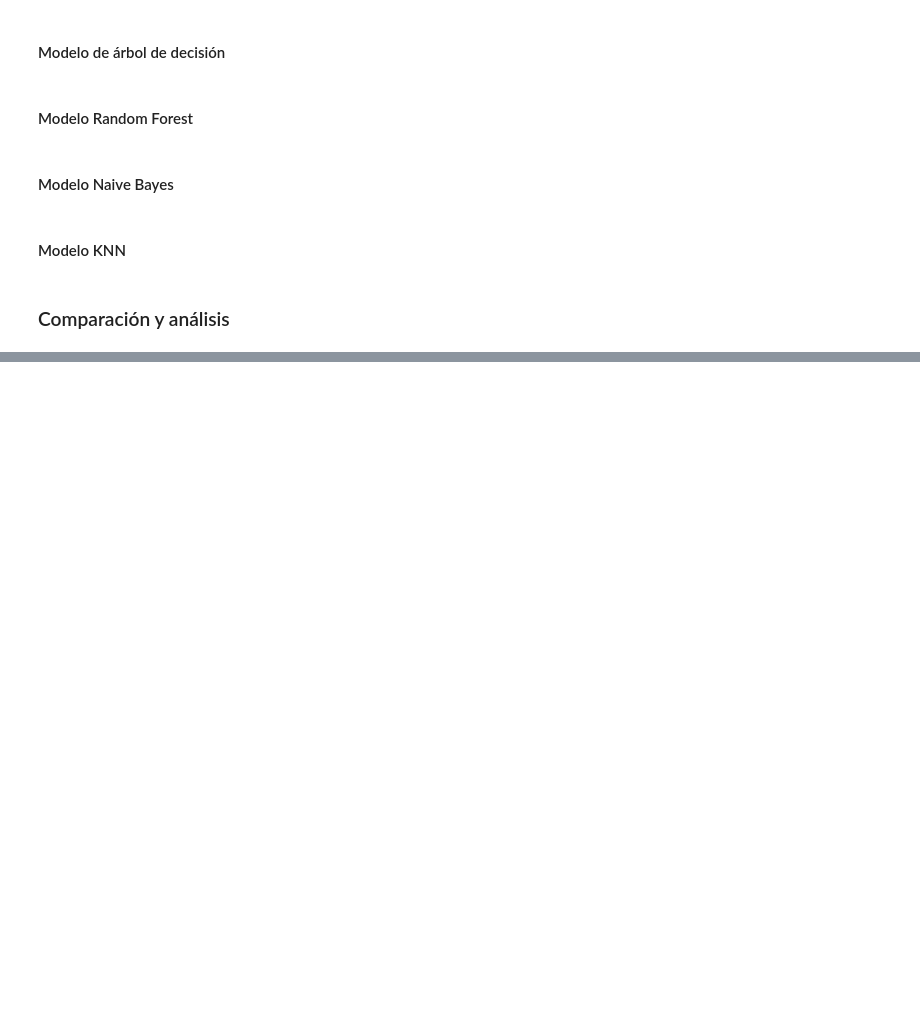
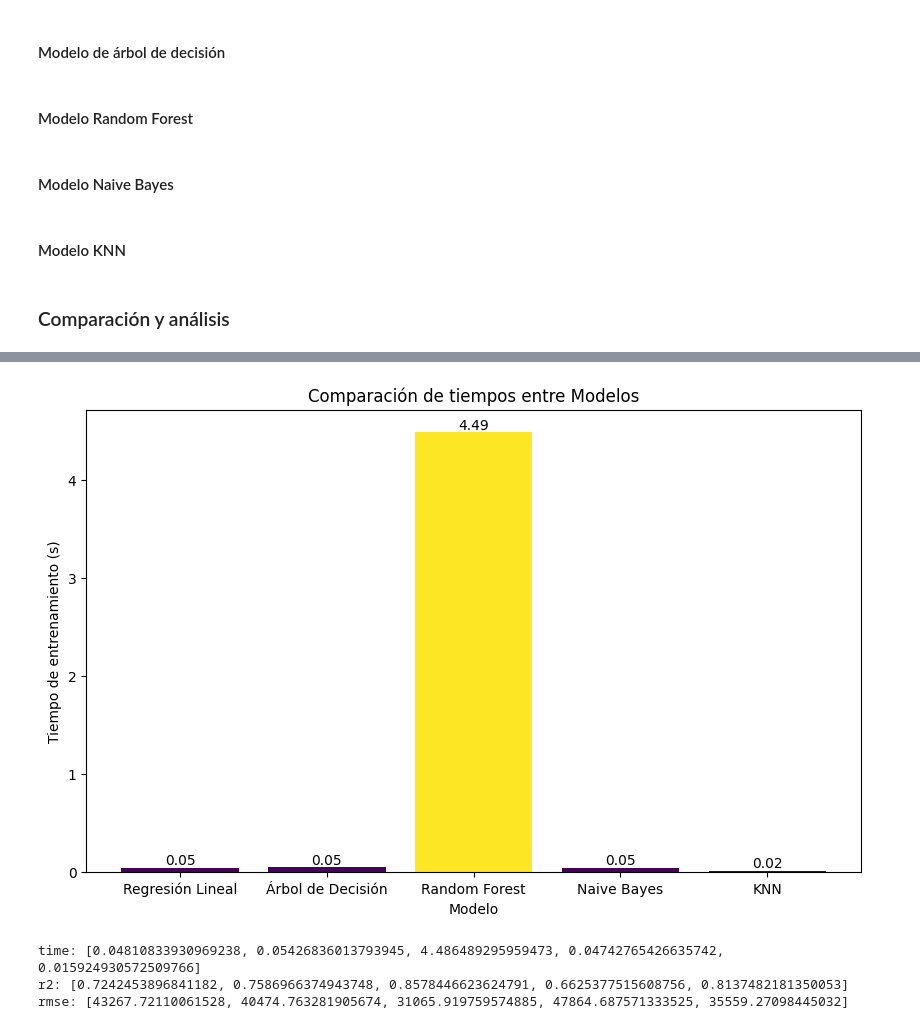
Before and after one commit to Fabiola-cc/InmoValor_SA, a Jupyter notebook: Análisis/Comparacion_Regresion.ipynb, the cells around one changed output, grey strips where cells are left out. Cells and saved outputs as stored; diff of their text form; code cells hidden in the pictures; blank space fills up the shorter version.

```diff
--- a/Análisis/Comparacion_Regresion.ipynb
+++ b/Análisis/Comparacion_Regresion.ipynb
@@ -81,7 +89,10 @@ y_predDT = modeloDT.predict(X_test_scaled)
 # %%
 # Crear y entrenar el modelo
 modeloRF = RandomForestRegressor(n_estimators=1000, max_depth=7)
+
+start = time.time()
 modeloRF.fit(X_train_scaled, y_train)
+tiempo_entrenamiento_rf = time.time() - start
 
 # Hacer predicciones
 y_predRF = modeloRF.predict(X_test_scaled)
@@ -90,7 +101,10 @@ y_predRF = modeloRF.predict(X_test_scaled)
 # %%
 # Crear y entrenar el modelo
 modeloNB = GaussianNB(var_smoothing=1e-06)
+
+start = time.time()
 modeloNB.fit(X_train_scaled,y_train)
+tiempo_entrenamiento_nb = time.time() - start
 
 # Hacer predicciones
 y_predNB = modeloNB.predict(X_test_scaled)
@@ -99,7 +113,10 @@ y_predNB = modeloNB.predict(X_test_scaled)
 # %%
 # Crear y entrenar el modelo
 modeloKNN = KNeighborsRegressor()
+
+start = time.time()
 modeloKNN.fit(X_train_scaled,y_train)
+tiempo_entrenamiento_knn = time.time() - start
 
 # Hacer predicciones
 y_predKNN = modeloKNN.predict(X_test_scaled)
@@ -217,0 +232,40 @@ plt.show()
+# %%
+# Comparar tiempos de ejecución
+time_values = [
+    tiempo_entrenamiento_rl,
+    tiempo_entrenamiento_dt,
+    tiempo_entrenamiento_rf,
+    tiempo_entrenamiento_nb,
+    tiempo_entrenamiento_knn
+]
+
+# Normalizar los valores
+norm = Normalize(vmin=min(time_values), vmax=max(time_values))
+
+cmap = colormaps['viridis']
+
+# Asignar colores a las barras
+colors = [cmap(norm(value)) for value in time_values]
+
+plt.figure(figsize=(10, 6))
+bars = plt.bar(modelos, time_values, color=colors)
+plt.title('Comparación de tiempos entre Modelos')
+plt.xlabel('Modelo')
+plt.ylabel('Tiempo de entrenamiento (s)')
+
+# Agregar etiquetas a las barras
+for bar in bars:
+    yval = bar.get_height()
+    plt.text(bar.get_x() + bar.get_width()/2, yval, round(yval, 2), ha='center', va='bottom')
+
+plt.show()
+# %% [output]
+[figure, added]
+# %%
+print("time: " + str(time_values))
+print("r2: " + str(r2_values))
+print("rmse: " + str(rmse_values))
+# %% [output]
+time: [0.04810833930969238, 0.05426836013793945, 4.486489295959473, 0.04742765426635742, 0.015924930572509766]
+r2: [0.7242453896841182, 0.7586966374943748, 0.8578446623624791, 0.6625377515608756, 0.8137482181350053]
+rmse: [43267.72110061528, 40474.763281905674, 31065.919759574885, 47864.687571333525, 35559.27098445032]
```
Also changed, not shown: parts of 7 cells of this notebook, 3 other files.
